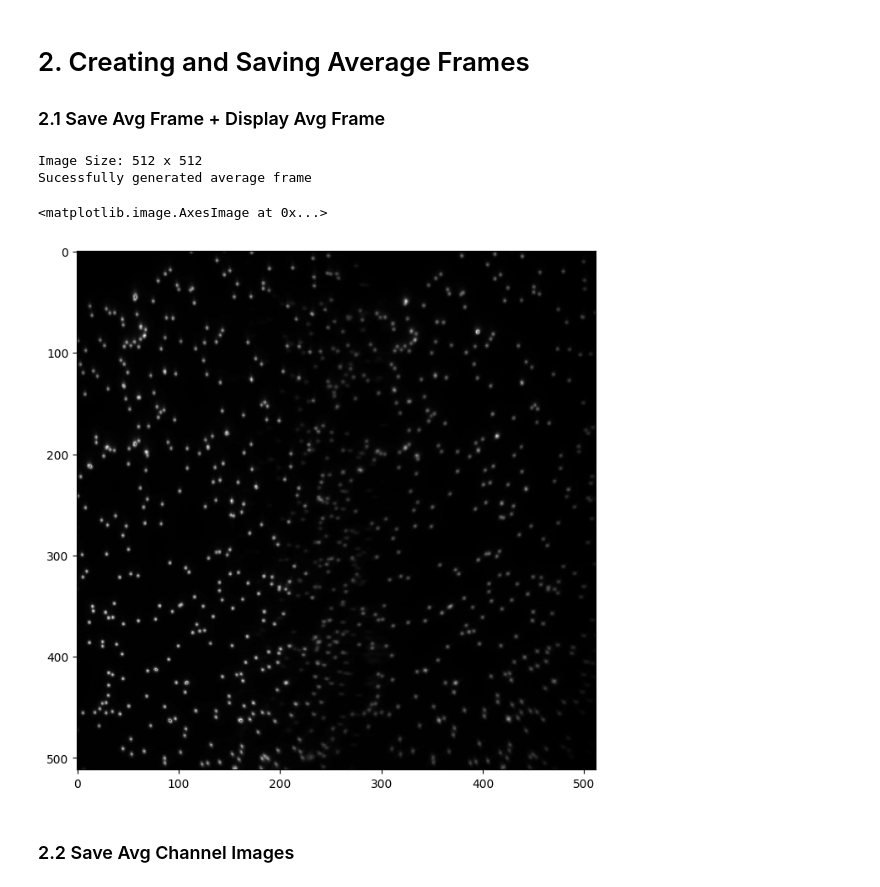
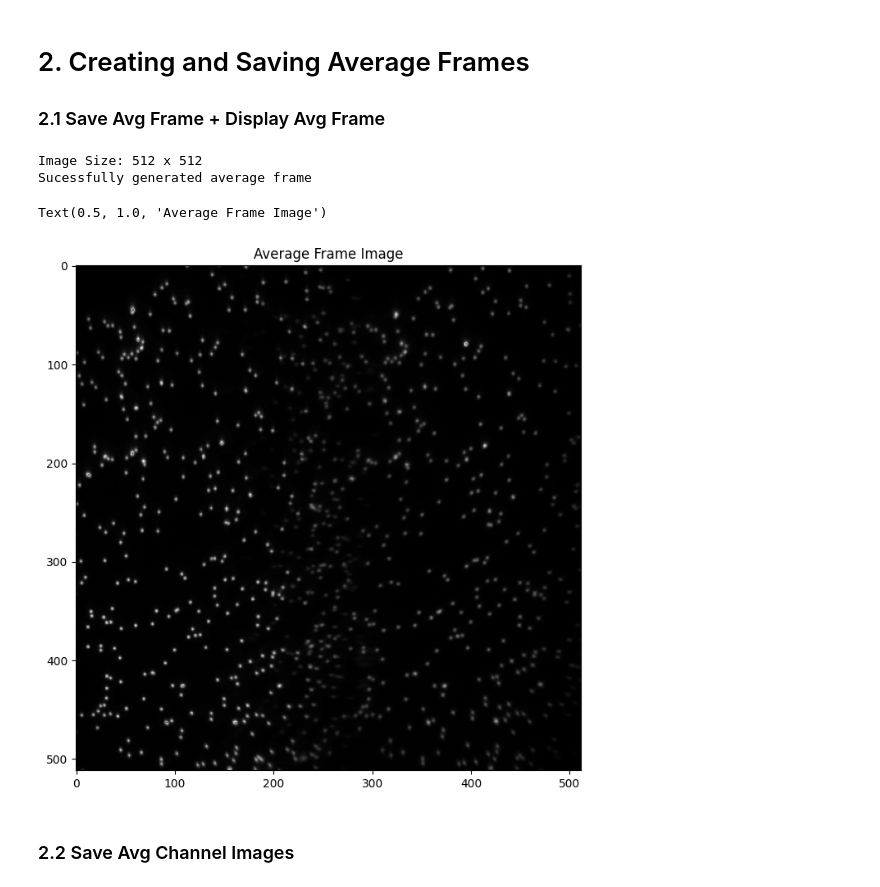
Before and after one commit to ljhason/smPy-UserGuide, a Jupyter notebook: User Guide - Two Colour/UserGuide_TwoColour.ipynb, the cells around one changed output. Drawn from its saved outputs; the diff is of its cells as text; code cells hidden in the pictures.

```diff
--- a/User Guide - Two Colour/UserGuide_TwoColour.ipynb
+++ b/User Guide - Two Colour/UserGuide_TwoColour.ipynb
@@ -24,15 +22,16 @@ Frame Count: 431
 # %%
 avg_frame_data = avg_frame_arr(file_path)
 image_path = "hel1_Avg/hel1_Avg_Frame.png"
 # Image.fromarray(avg_frame_data).save(image_path)
 image = io.imread(image_path, as_gray=True)
 plt.figure(figsize=(8, 8))
 plt.imshow(avg_frame_data, cmap='gray')
+plt.title("Average Frame Image")
 # %% [output]
 Image Size: 512 x 512
 Sucessfully generated average frame
-<matplotlib.image.AxesImage at 0x...>
+Text(0.5, 1.0, 'Average Frame Image')
-[figure, old version]
+[figure, new version]
 # %% [markdown]
 ### 2.2 Save Avg Channel Images
 # %%
```
Also changed, not shown: parts of 9 cells of this notebook, 9 other files.
